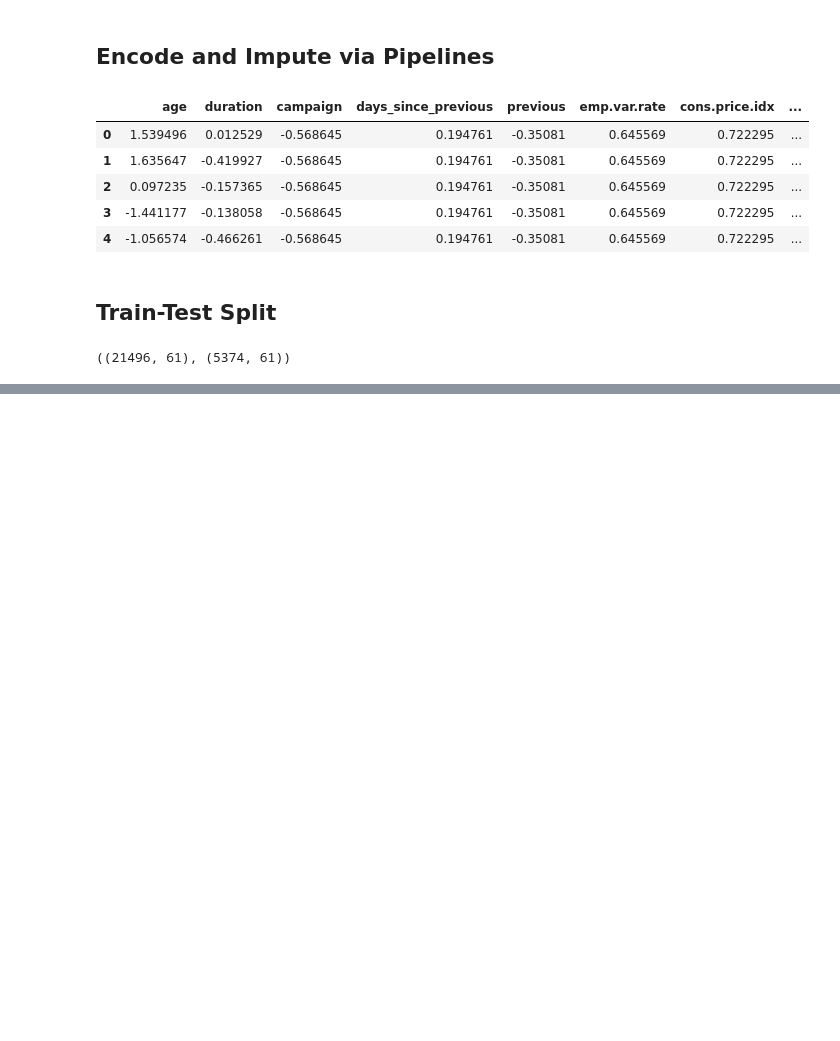
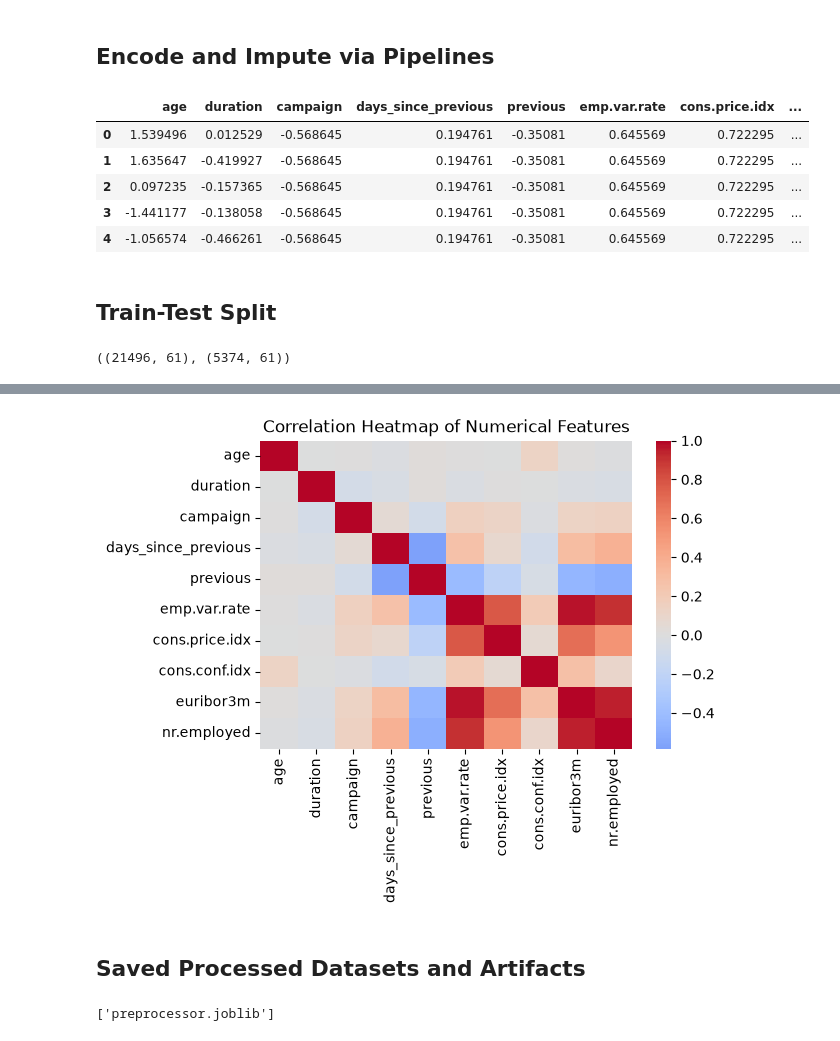
Before and after one commit to jkpjr/bank-marketing-data-processing-pipeline, a Jupyter notebook: bank-marketing-data-processing-pipeline notebook.ipynb, the cells around one changed output, grey strips where cells are left out. Cells and saved outputs as stored; diff of their text form; code cells hidden in the pictures; blank space fills up the shorter version.

Commit message:
Perform exploratory checks for sanity; Save datasets and artifacts; Complete comments

```diff
--- a/bank-marketing-data-processing-pipeline notebook.ipynb
+++ b/bank-marketing-data-processing-pipeline notebook.ipynb
@@ -215,0 +245,16 @@ X_train.shape, X_test.shape
+# %%
+# Create a correlation heatmap for numerical columns
+if len(num_cols) > 1:
+    corr = pd.DataFrame(
+        preprocessor.named_transformers_['num']['imputer'].transform(X[num_cols]),
+        columns=num_cols                                   # Get the imputed num cols
+    ).corr()                                               # Get the correlation matrix
+
+    plt.figure(figsize=(6,4))                              # Set the size of the figure
+    sns.heatmap(corr, cmap='coolwarm', center=0)           # Create the heatmap using the correlation matrix
+    plt.title('Correlation Heatmap of Numerical Features') # Set the title
+    plt.show()
+# %% [output]
+[figure, added]
+# %% [markdown]
+## Saved Processed Datasets and Artifacts
@@ -215,0 +267,6 @@ X_train.shape, X_test.shape
+# %%
+# Save preprocessors for reuse
+import joblib
+joblib.dump(preprocessor, 'preprocessor.joblib')
+# %% [output]
+['preprocessor.joblib']
```
Also changed, not shown: parts of 7 cells of this notebook, 2 other files.
